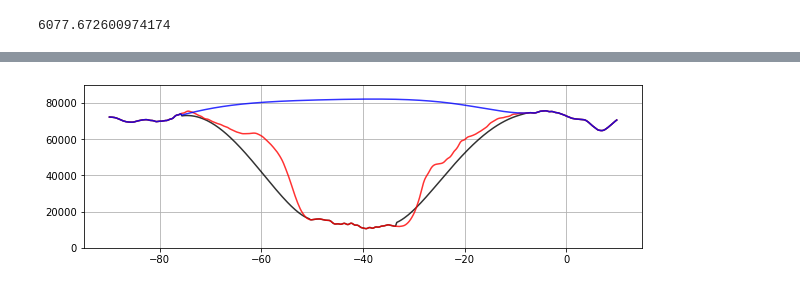
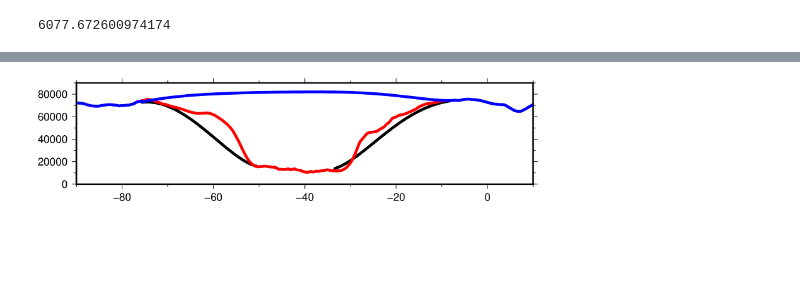
Before and after one commit to siwill22/mars, a Jupyter notebook: CraterCosineFunction.ipynb, the cells around one changed output, grey strips where cells are left out. Drawn from its saved outputs; the diff is of its cells as text; code cells hidden in the pictures; blank space fills up the shorter version.

```diff
--- a/CraterCosineFunction.ipynb
+++ b/CraterCosineFunction.ipynb
@@ -241,10 +192,18 @@ plt.pcolormesh(lons,lats,sus)
-# %%
-plt.figure(figsize=(10,3))
-plt.plot(lats[0:400,1000], sus_ramp[0:400,1000],'k',alpha=0.8)
-plt.plot(lats[0:400,1000], sus_orig[0:400,1000],'r',alpha=0.8)
-plt.plot(lats[0:400,1000], sus_fill[0:400,1000],'b',alpha=0.8)
-plt.ylim(0,90000)
-plt.grid()
-plt.show()
-# %% [output]
-[figure, removed]
+# %%
+import pygmt
+
+if crater_name=='Hellas':
+    profile_longitude_index = 1000
+    #profile_lat_min =
+elif crater_name=='Argyre':
+
+elif crater_name=='Isidis':
+
+fig = pygmt.Figure()
+fig.basemap(region=[-90, 10, 0, 90000], projection="X18c/4c", frame=["af", "WSne"])
+fig.plot(lats[0:400,profile_longitude_index], sus_ramp[0:400,profile_longitude_index], pen='3p,black')
+fig.plot(lats[0:400,profile_longitude_index], sus_orig[0:400,profile_longitude_index], pen='3p,red')
+fig.plot(lats[0:400,profile_longitude_index], sus_fill[0:400,profile_longitude_index], pen='3p,blue')
+fig.show()
+# %% [output]
+[figure, added]
```
Also changed, not shown: parts of 4 cells of this notebook.
